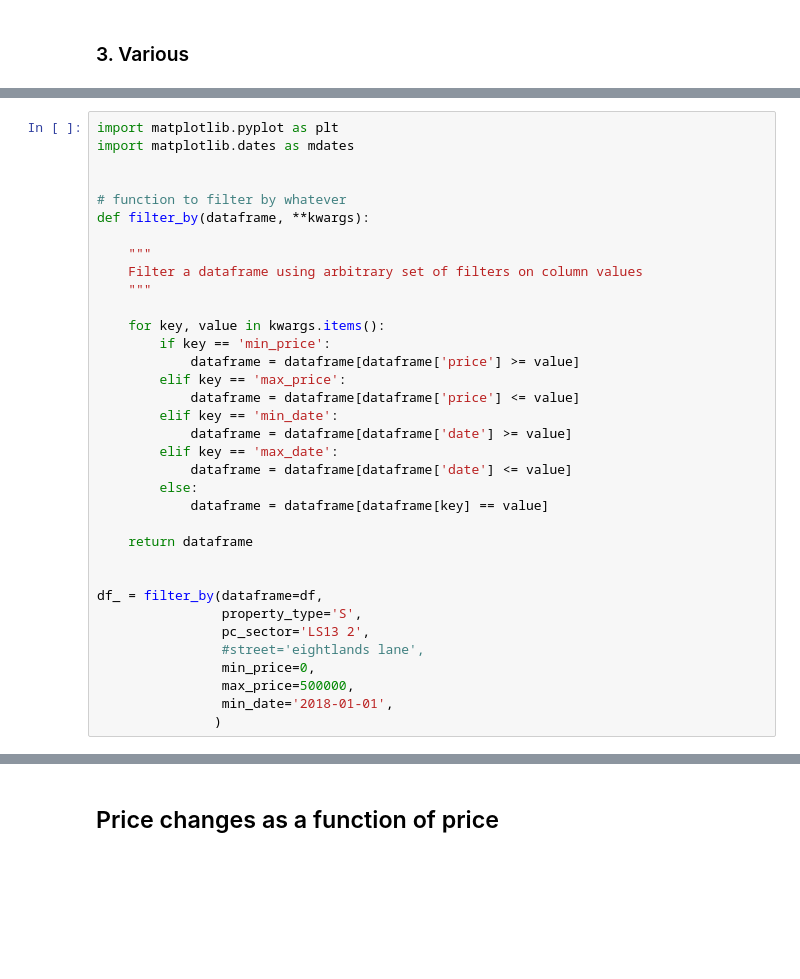
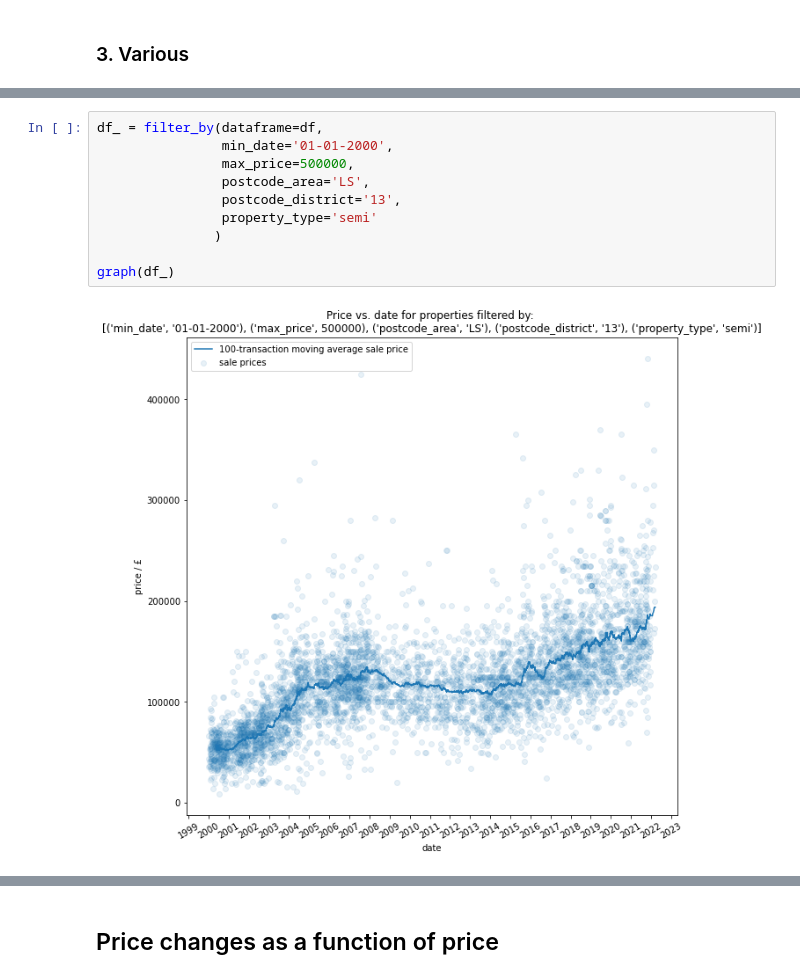
Before and after one commit to teerev/housing, a Jupyter notebook: price_explorer.ipynb, the cells around one changed output, grey strips where cells are left out. Drawn from its saved outputs; the diff is of its cells as text; blank space fills up the shorter version.

```diff
--- a/price_explorer.ipynb
+++ b/price_explorer.ipynb
@@ -224,35 +242,0 @@ df['district'] = df['district'].str.lower()
-# %%
-import matplotlib.pyplot as plt
-import matplotlib.dates as mdates
-
-
-# function to filter by whatever
-def filter_by(dataframe, **kwargs):
-
-    """
-    Filter a dataframe using arbitrary set of filters on column values
-    """
-
-    for key, value in kwargs.items():
-        if key == 'min_price':
-            dataframe = dataframe[dataframe['price'] >= value]
-        elif key == 'max_price':
-            dataframe = dataframe[dataframe['price'] <= value]
-        elif key == 'min_date':
-            dataframe = dataframe[dataframe['date'] >= value]
-        elif key == 'max_date':
-            dataframe = dataframe[dataframe['date'] <= value]
-        else:
-            dataframe = dataframe[dataframe[key] == value]
-
-    return dataframe
-
-
-df_ = filter_by(dataframe=df,
-                property_type='S',
-                pc_sector='LS13 2',
-                #street='eightlands lane',
-                min_price=0,
-                max_price=500000,
-                min_date='2018-01-01',
-               )
@@ -258,0 +330,12 @@ df_ = filter_by(dataframe=df,
+# %%
+df_ = filter_by(dataframe=df,
+                min_date='01-01-2000',
+                max_price=500000,
+                postcode_area='LS',
+                postcode_district='13',
+                property_type='semi'
+               )
+
+graph(df_)
+# %% [output]
+[figure, added]
```
Also changed, not shown: parts of 79 cells of this notebook.
